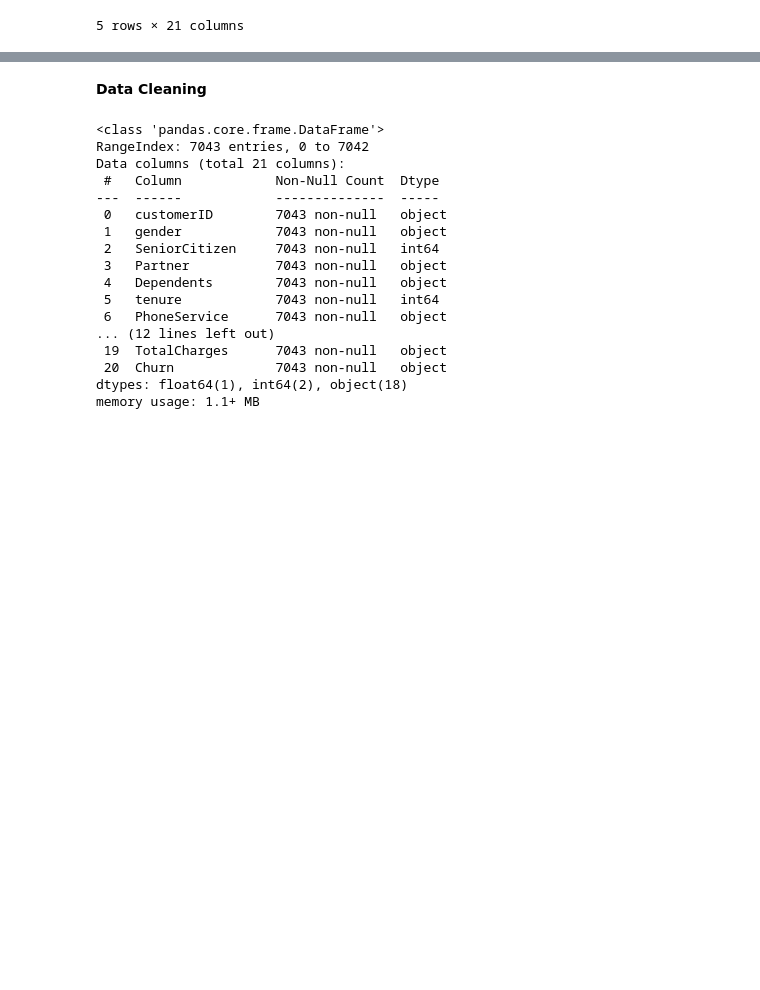
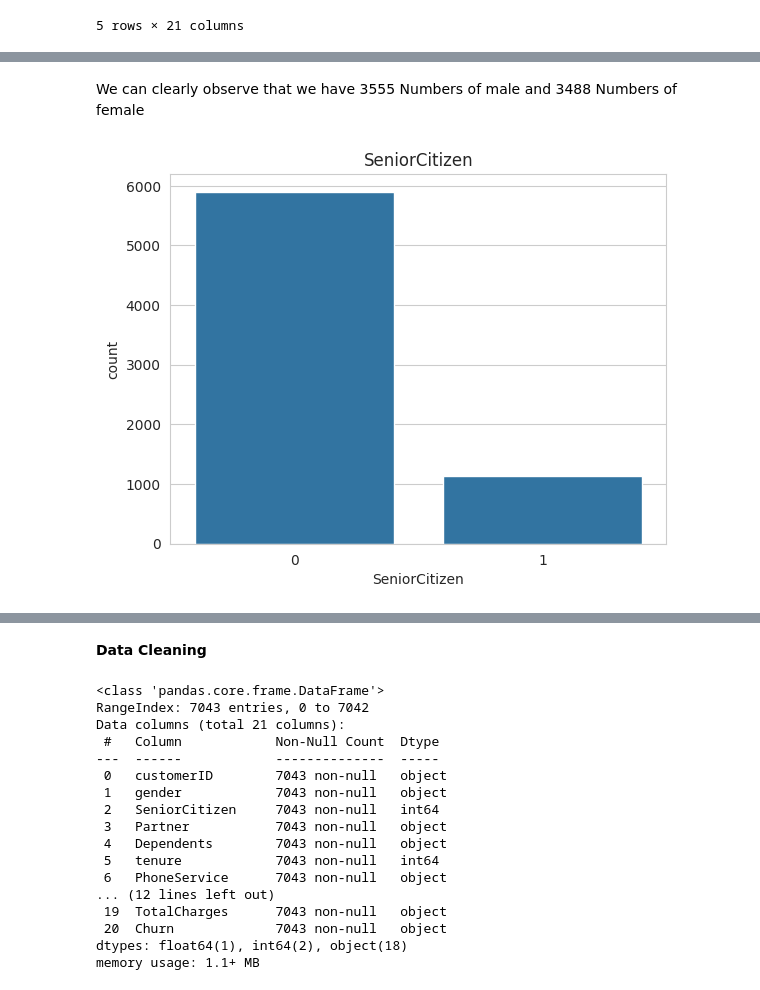
Before and after one commit to Satya-789/ML_Customer_Churn_Prediction_Feature_Engineering, a Jupyter notebook: Customerr_Churn_Prediction_Feature_Engineering_.ipynb, the cells around one changed output, grey strips where cells are left out. Cells and saved outputs as stored; diff of their text form; code cells hidden in the pictures; blank space fills up the shorter version.

```diff
--- a/Customerr_Churn_Prediction_Feature_Engineering_.ipynb
+++ b/Customerr_Churn_Prediction_Feature_Engineering_.ipynb
@@ -38,0 +45,8 @@ df.head()
+# %% [markdown]
+We can clearly observe that we have 3555 Numbers of male and 3488 Numbers of female
+# %%
+sns.countplot(x="SeniorCitizen", data=df)
+plt.title("SeniorCitizen")
+plt.show()
+# %% [output]
+[figure, added]
```
Also changed, not shown: parts of 31 cells of this notebook, 1 other file.
